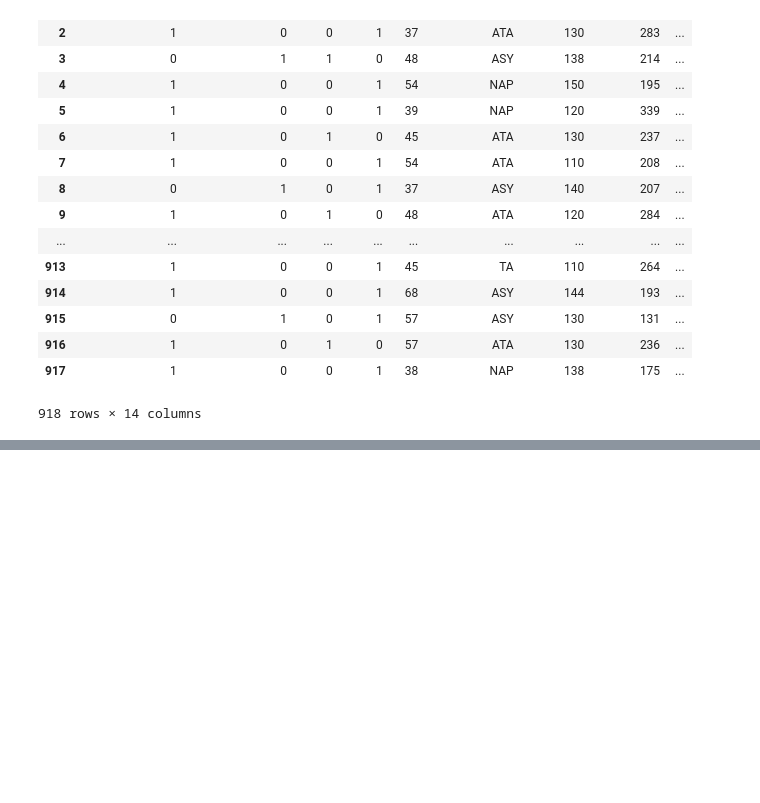
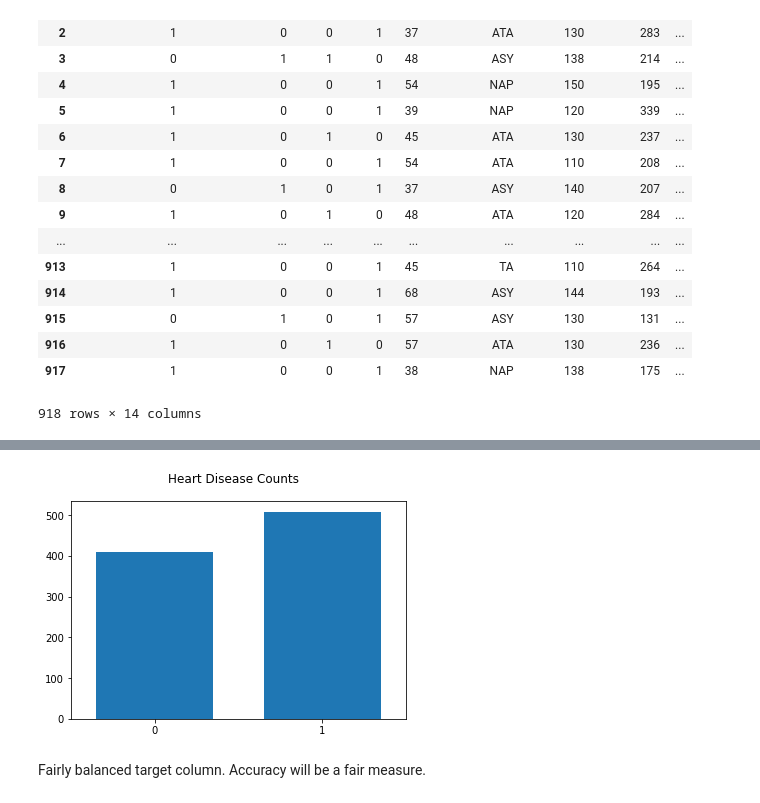
Before and after one commit to brianwade1/Bayesian_Optimization_NN_HeartFailure, a Jupyter notebook: EDA.ipynb, the cells around one changed output, grey strips where cells are left out. Cells and saved outputs as stored; diff of their text form; code cells hidden in the pictures; blank space fills up the shorter version.

Commit message:
Included target counts in EDA

```diff
--- a/EDA.ipynb
+++ b/EDA.ipynb
@@ -218,0 +236,16 @@ cat_cols, num_cols = find_num_and_cat_cols(new_df)
+# %%
+# Check for balance in prediction class variable
+bins = np.arange(0, 1 + 1.5) - 0.5
+
+fig, ax = plt.subplots()
+_ = ax.hist(df_numeric['HeartDisease'], bins, rwidth = 0.7)
+ax.set_xticks(bins + 0.5)
+ax.set_xlim(-0.5, 1.5)
+fig.suptitle('Heart Disease Counts')
+
+plt.savefig(os.path.join('Images', 'EDA_TargetCounts.png'))
+# %% [output]
+[figure, added]
+# %% [markdown]
+Fairly balanced target column.
+Accuracy will be a fair measure.
```
Also changed, not shown: parts of 7 cells of this notebook, 2 other files.
